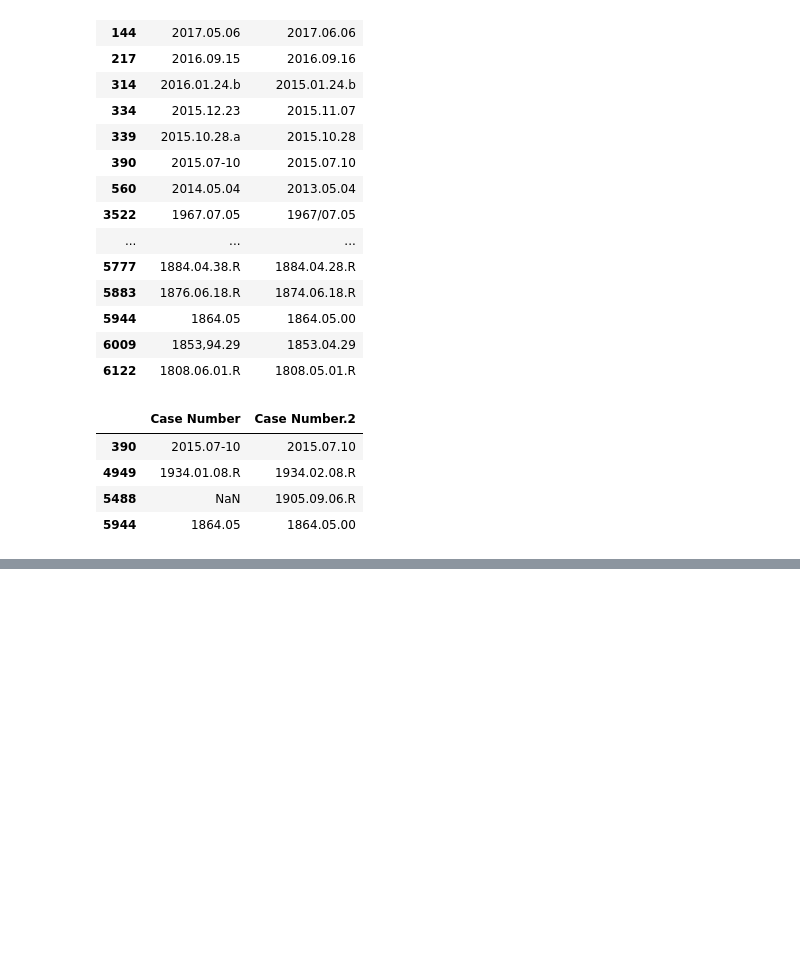
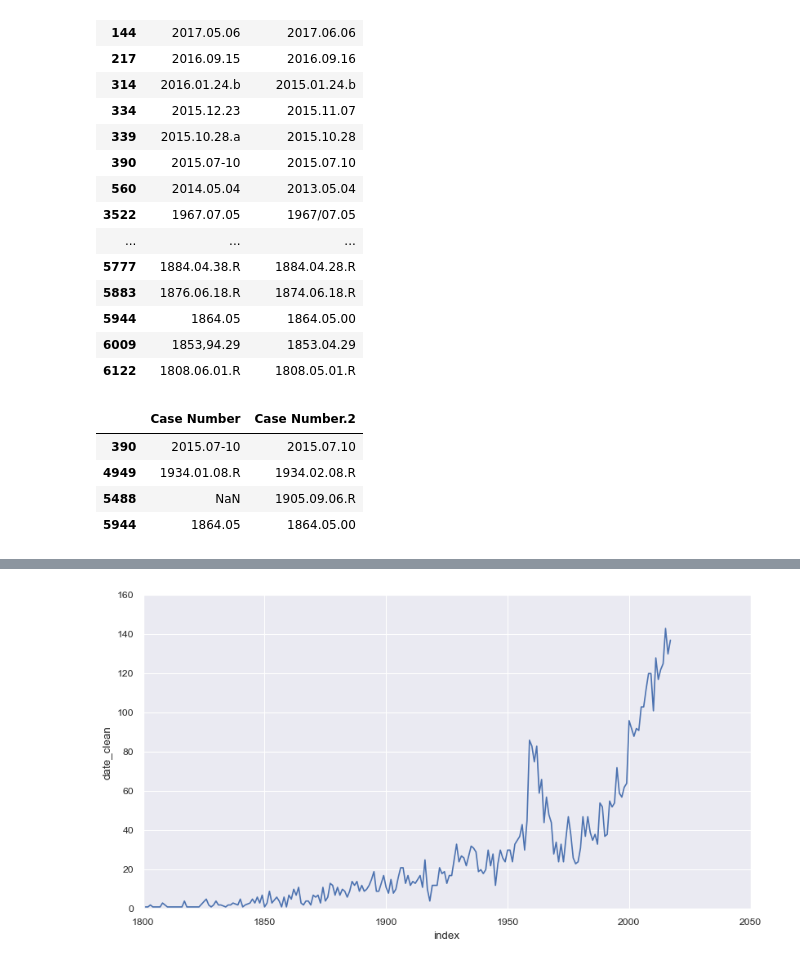
Before and after one commit to nb3110/shark-attack-blasi, a Jupyter notebook: analysis.ipynb, the cells around one changed output, grey strips where cells are left out. Drawn from its saved outputs; the diff is of its cells as text; code cells hidden in the pictures; blank space fills up the shorter version.

```diff
--- a/analysis.ipynb
+++ b/analysis.ipynb
@@ -144,0 +225,6 @@ df[["Date","Case Number","Case Number.1","Case Number.2"]]
+# %%
+df["Sex "].unique()
+df["Sex "] = df["Sex "].str.replace(r'\b[Ff]\b', "F" , regex= True).str.replace(r'(\b[Mm]\b\s+)', "M" , regex= True)
+sex_lst = ["M","F"]
+df["Sex "] = df["Sex "].apply(lambda x: x if (x in sex_lst) else np.nan)
+df["Sex "].value_counts(dropna=False, normalize=True)
@@ -144,0 +277,16 @@ df[["Date","Case Number","Case Number.1","Case Number.2"]]
+# %%
+pd.set_option('display.max_rows', None)
+df.Activity.value_counts(normalize=True)
+
+activity_pattern = r"(\b(\w{2,}\s)?\b(\w{2,}\s)?\w+ing\b)"
+df["Activity"] = df["Activity"].str.lower()
+df["Activity_clean_1"] = df["Activity"].str.extract(activity_pattern )[0]
+
+activity_vc = df["Activity_clean_1"].value_counts(normalize=True)
+
+
+activity_vc_ind = activity_vc[activity_vc>0.009].index # activities with more than 1%
+
+df["Activity_clean_2"] = df["Activity_clean_1"].apply(lambda x: "Other" if (x not in activity_vc_ind) else x)
+
+df["Activity_clean_2"].value_counts(dropna=False)
@@ -144,0 +310,2 @@ df[["Date","Case Number","Case Number.1","Case Number.2"]]
+# %%
+df.drop(['Area', 'Activity', 'Injury','Investigator or Source', 'Species_clean_1', 'Time'], axis = 1, inplace=True)
@@ -144,0 +317,3 @@ df[["Date","Case Number","Case Number.1","Case Number.2"]]
+# %%
+
+sns.set(rc={'figure.figsize':(12,6)})
@@ -144,0 +329,6 @@ df[["Date","Case Number","Case Number.1","Case Number.2"]]
+# %%
+attack_series = pd.DatetimeIndex(df['date_clean']).year.value_counts().sort_index().reset_index()
+
+sns.lineplot(data=attack_series, x="index", y="date_clean");
+# %% [output]
+[figure, added]
```
Also changed, not shown: parts of 37 cells of this notebook.
